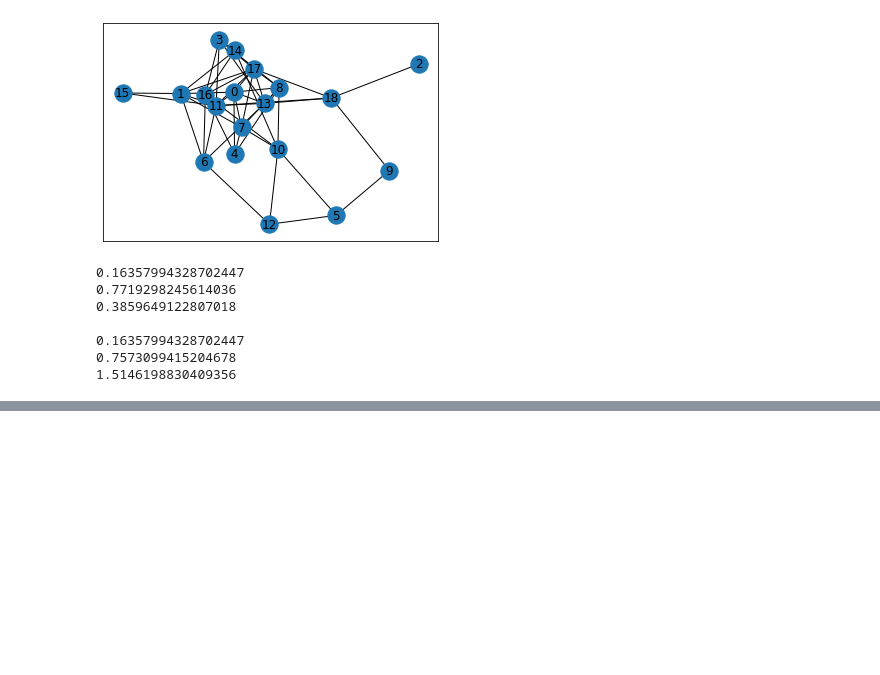
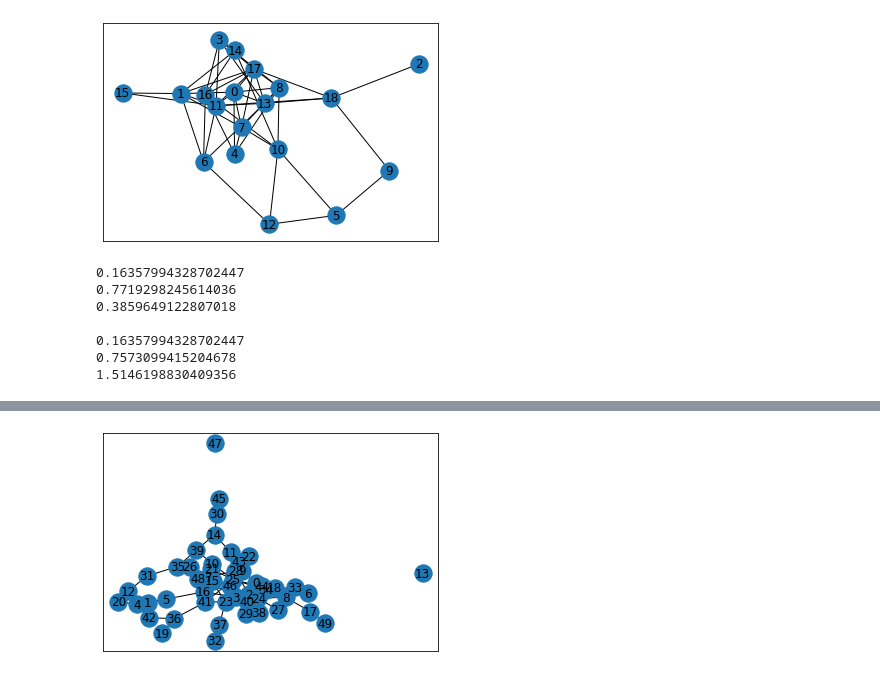
Before and after one commit to landges/automatic-octo-machine, a Jupyter notebook: graph_metods.ipynb, the cells around one changed output, grey strips where cells are left out. Cells and saved outputs as stored; diff of their text form; code cells hidden in the pictures; blank space fills up the shorter version.

```diff
--- a/graph_metods.ipynb
+++ b/graph_metods.ipynb
@@ -86,0 +100,21 @@ print(avg_pow/18*2)
+# %%
+col_nodes = 50
+
+def random_graf(p):
+    edges = []
+    for i in range(col_nodes):
+        for j in range(i,col_nodes):
+            if np.random.rand() < p and i!=j:
+                edges.append([i,j])
+            else:
+                edges.append([i,i])
+    g = networkx.Graph()
+    g.add_edges_from(edges)
+    networkx.drawing.nx_pylab.draw_networkx(g, color='blue')
+
+# random_graf(0.5 * 1/col_nodes)
+#random_graf(1/col_nodes)
+random_graf((p + np.log(col_nodes)/(col_nodes -1 )) / 3)
+#random_graf(1.5 * np.log(col_nodes)/(col_nodes -1 ))
+# %% [output]
+[figure, added]
```
Also changed, not shown: parts of 3 cells of this notebook.
